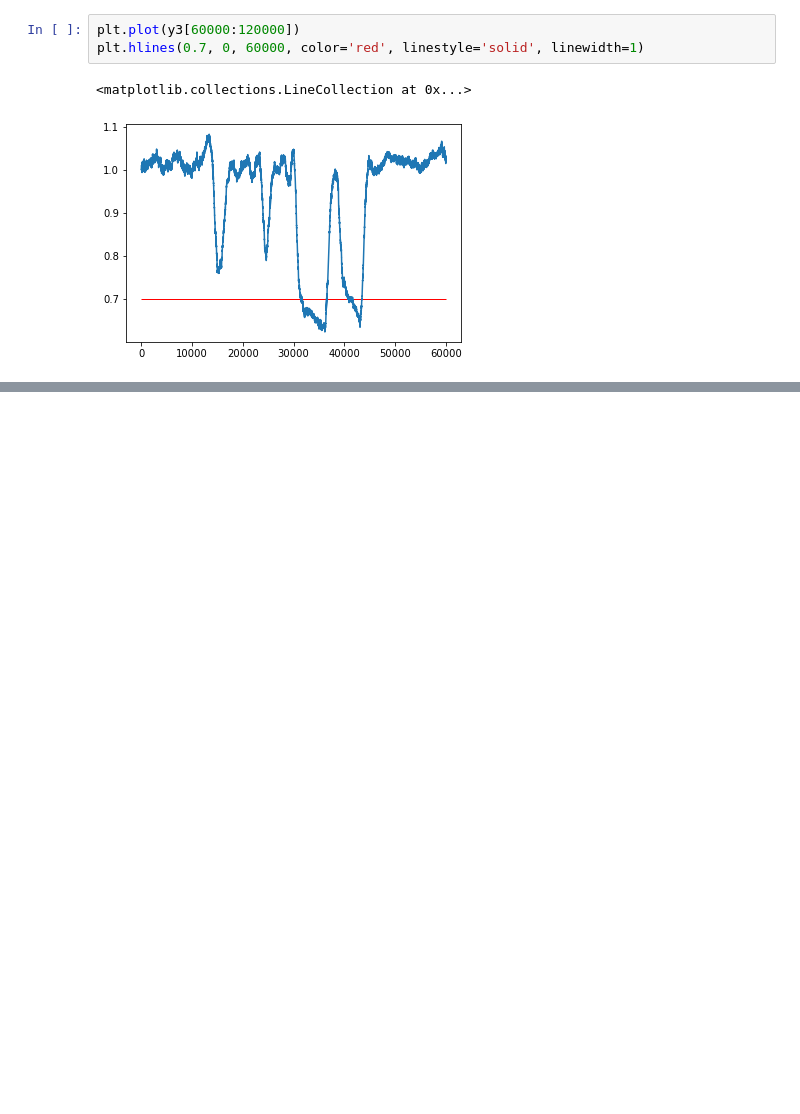
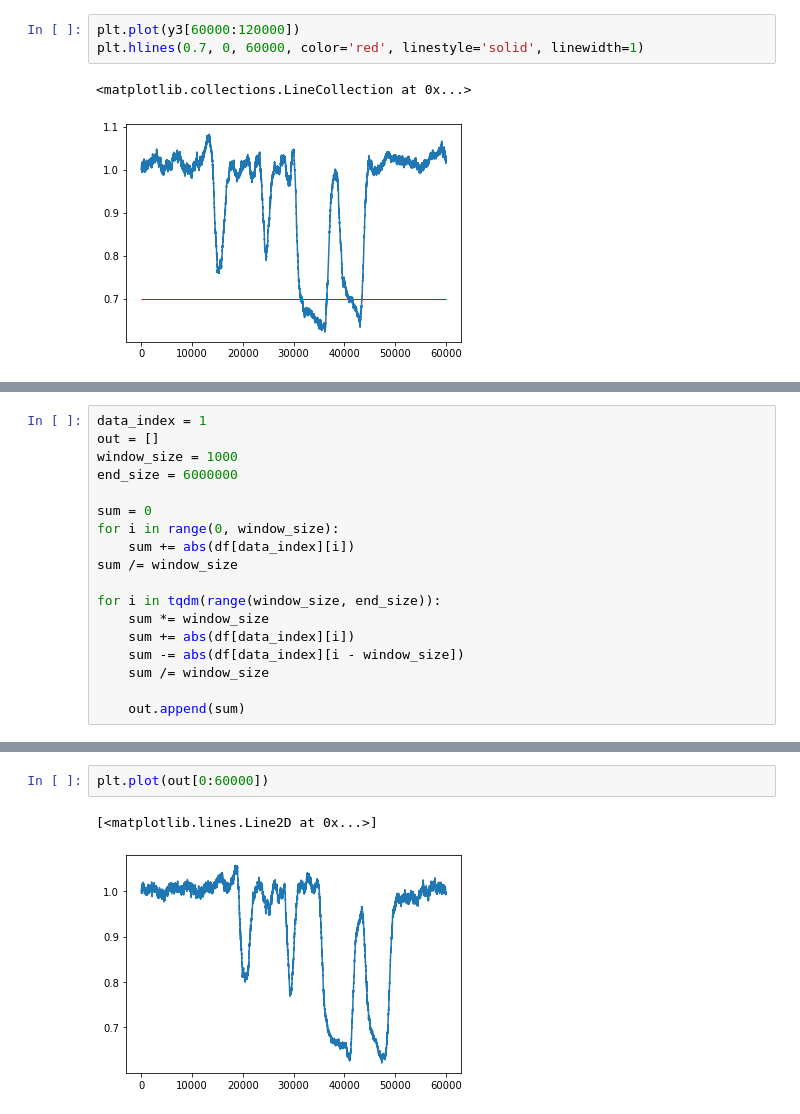
Before and after one commit to oune/meka_py, a Jupyter notebook: Untitled.ipynb, the cells around one changed output, grey strips where cells are left out. Cells and saved outputs as stored; diff of their text form; blank space fills up the shorter version.

```diff
--- a/Untitled.ipynb
+++ b/Untitled.ipynb
@@ -188,0 +207,18 @@ plt.hlines(0.7, 0, 60000, color='red', linestyle='solid', linewidth=1)
+# %%
+data_index = 1
+out = []
+window_size = 1000
+end_size = 6000000
+
+sum = 0
+for i in range(0, window_size):
+    sum += abs(df[data_index][i])
+sum /= window_size
+
+for i in tqdm(range(window_size, end_size)):
+    sum *= window_size
+    sum += abs(df[data_index][i])
+    sum -= abs(df[data_index][i - window_size])
+    sum /= window_size
+
+    out.append(sum)
@@ -188,0 +245,5 @@ plt.hlines(0.7, 0, 60000, color='red', linestyle='solid', linewidth=1)
+# %%
+plt.plot(out[0:60000])
+# %% [output]
+[<matplotlib.lines.Line2D at 0x...>]
+[figure, added]
```
Also changed, not shown: parts of 28 cells of this notebook, 1 other file.
